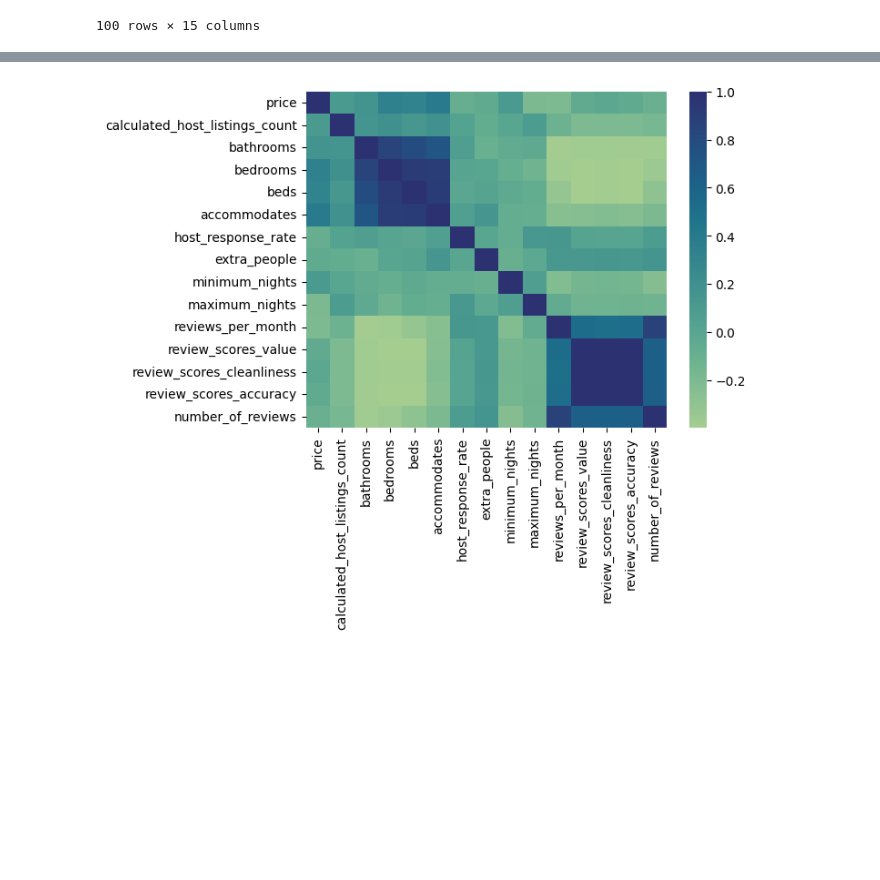
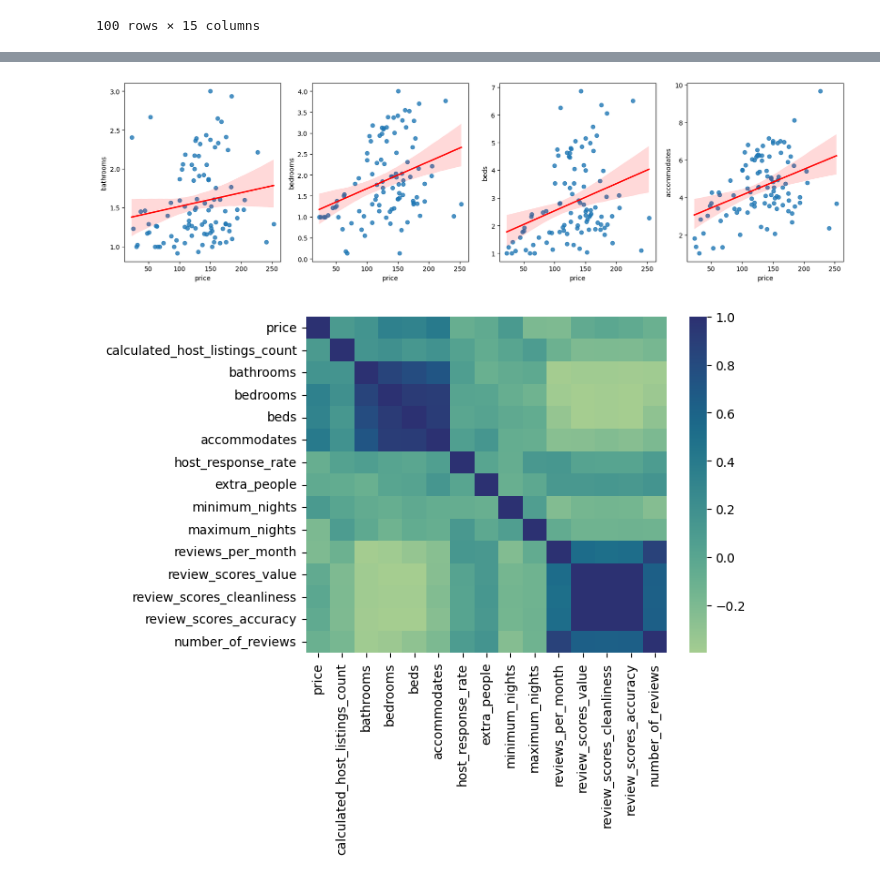
Before and after one commit to 19127592/PTDLUD, a Jupyter notebook: Project.ipynb, the cells around one changed output, grey strips where cells are left out. Saved outputs shown, nothing was run; the diff lists cells and outputs as text; code cells hidden in the pictures; blank space fills up the shorter version.

```diff
--- a/Project.ipynb
+++ b/Project.ipynb
@@ -420,3 +376,12 @@ plt.show()
+# %%
+fig, axs = plt.subplots(figsize=(20,5),ncols=4)
+sns.regplot(data=df_host, x='price', y='bathrooms', line_kws={"color": "red"}, ax=axs[0])
+sns.regplot(data=df_host, x='price', y='bedrooms', line_kws={"color": "red"}, ax=axs[1])
+sns.regplot(data=df_host, x='price', y='beds', line_kws={"color": "red"}, ax=axs[2])
+sns.regplot(data=df_host, x='price', y='accommodates', line_kws={"color": "red"}, ax=axs[3])
+plt.show()
+# %% [output]
+[figure, added]
 # %%
 df_host_heatmap = df_host.corr()
 sns.heatmap(df_host_heatmap, cmap='crest')
```
Also changed, not shown: parts of 11 cells of this notebook.
